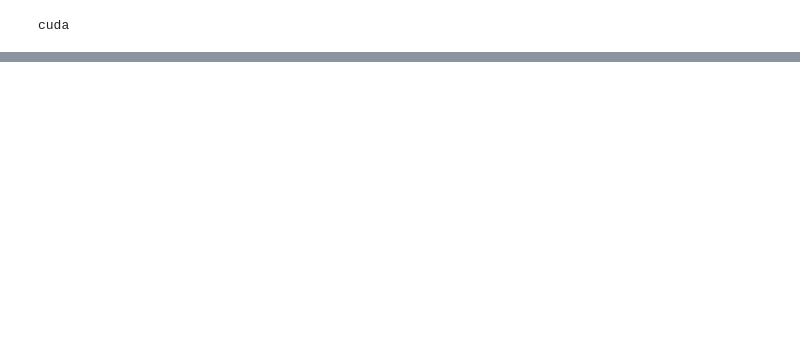
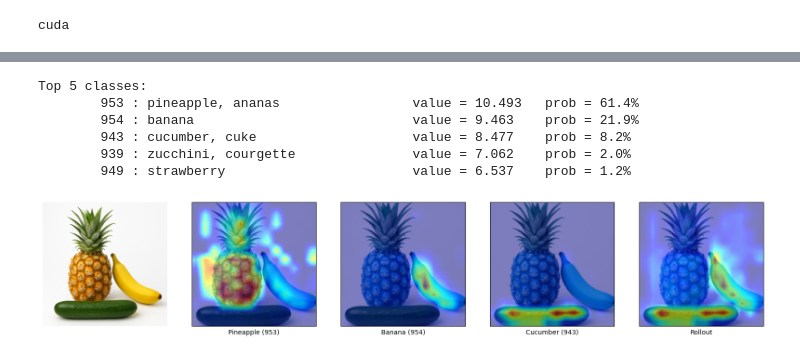
Before and after one commit to ManjotSingh08x/TransformerAttribution, a Jupyter notebook: Explainabiliy.ipynb, the cells around one changed output, grey strips where cells are left out. Drawn from its saved outputs; the diff is of its cells as text; code cells hidden in the pictures; blank space fills up the shorter version.

```diff
--- a/Explainabiliy.ipynb
+++ b/Explainabiliy.ipynb
@@ -32,10 +34,11 @@ def show_cam_on_image(img, mask):
     cam = cam / np.max(cam)
     return cam
 
-def generate_visualization(original_image, class_index=None):
-    transformer_attribution = attribution_generator.generate_LRP(original_image.unsqueeze(0).cuda(), method="transformer_attribution", index=class_index).detach()
-    transformer_attribution = transformer_attribution.reshape(1,1,14,14)
-    transformer_attribution = torch.nn.functional.interpolate(transformer_attribution, scale_factor=16, mode='bilinear')
+def generate_visualization(original_image, class_index=None, method="transformer_attribution"):
+    transformer_attribution = attribution_generator.generate_LRP(original_image.unsqueeze(0).cuda(), method=method, index=class_index).detach()
+    if transformer_attribution.shape != torch.Size([1, 224, 224]):
+        transformer_attribution = transformer_attribution.reshape(1,1,14,14)
+        transformer_attribution = torch.nn.functional.interpolate(transformer_attribution, scale_factor=16, mode='bilinear')
     transformer_attribution = transformer_attribution.reshape(224, 224).data.cpu().numpy()
     transformer_attribution = (transformer_attribution - transformer_attribution.min()) / (transformer_attribution.max() - transformer_attribution.min())
     # if use_thresholding:
@@ -112,0 +138,33 @@ Top 5 classes:
+# %%
+img_path = 'samples/fruits.png'
+image = Image.open(img_path).convert("RGB")
+animal_img = transform(image)
+fig, axs = plt.subplots(1, 5, figsize=(20, 4))
+
+axs[0].imshow(image)
+axs[0].axis('off')
+output = model(animal_img.unsqueeze(0).cuda())
+print_top_classes(output)
+rollout_image = generate_visualization(animal_img, method="rollout")
+indexed_class1 = generate_visualization(animal_img, class_index=953)
+indexed_class2 = generate_visualization(animal_img, class_index=954)
+indexed_class3 = generate_visualization(animal_img, class_index=943)
+axs[1].imshow(indexed_class1)
+axs[1].set_xlabel("Pineapple (953)")
+axs[2].imshow(indexed_class2)
+axs[2].set_xlabel("Banana (954)")
+axs[3].imshow(indexed_class3)
+axs[3].set_xlabel("Cucumber (943)")
+axs[4].imshow(rollout_image)
+axs[4].set_xlabel("Rollout")
+for i in range(0, 4):
+    axs[i+1].set_xticks([])
+    axs[i+1].set_yticks([])
+# %% [output]
+Top 5 classes:
+        953 : pineapple, ananas                 value = 10.493   prob = 61.4%
+        954 : banana                            value = 9.463    prob = 21.9%
+        943 : cucumber, cuke                    value = 8.477    prob = 8.2%
+        939 : zucchini, courgette               value = 7.062    prob = 2.0%
+        949 : strawberry                        value = 6.537    prob = 1.2%
+[figure, added]
```
Also changed, not shown: parts of 4 cells of this notebook, 10 other files.
